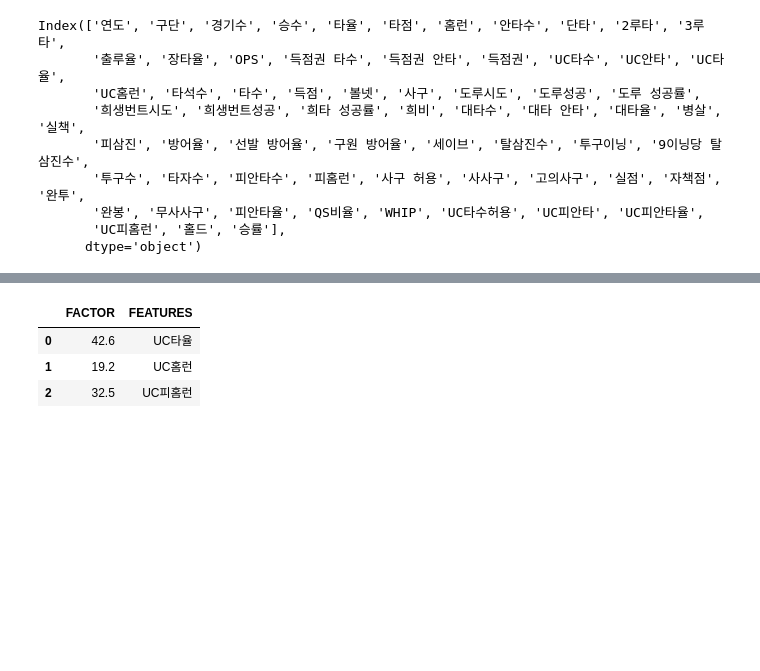
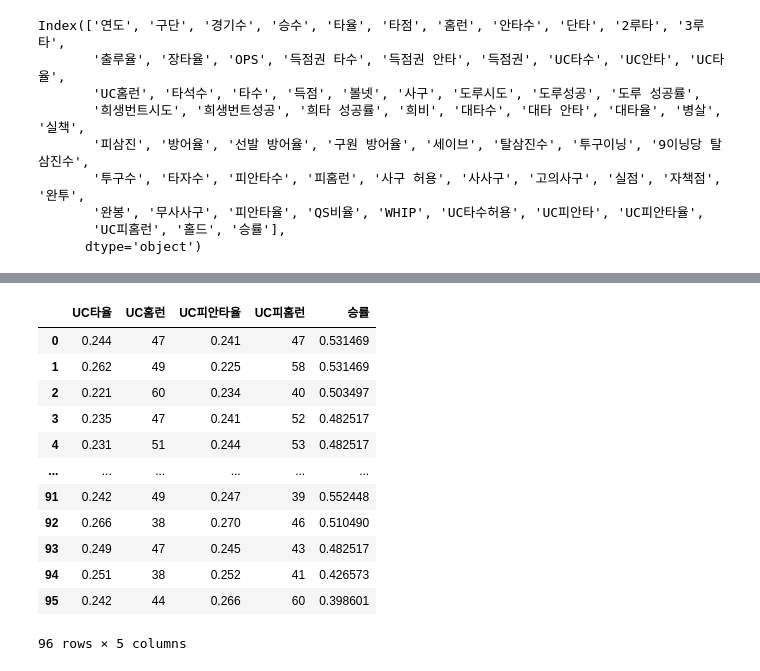
Before and after one commit to won4513/baseball, a Jupyter notebook: npb/npb.ipynb, the cells around one changed output, grey strips where cells are left out. Drawn from its saved outputs; the diff is of its cells as text; code cells hidden in the pictures; blank space fills up the shorter version.

```diff
--- a/npb/npb.ipynb
+++ b/npb/npb.ipynb
@@ -83,11 +68,11 @@ Index(['연도', '구단', '경기수', '승수', '방어율', '선발 방어율
        'UC피안타', 'UC타율', 'UC피홈런', '홀드'],
       dtype='object')
 # %%
-npb_p2 = npb_p.drop([ '구단', '경기수', '승수'], axis = 1)
+npb_p2 = npb_p.drop(['경기수', '승수'], axis = 1)
 npb_b2 = npb_b.drop(['경기수.1'], axis = 1)
 npb_p2.rename(columns = {'사구' : '사구 허용', 'UC타수' : 'UC타수허용', 'UC타율' : 'UC피안타율'}, inplace = True)
 npb_b2.rename(columns = {'UC비율' : 'UC타율'}, inplace = True)
 # %%
-npb = pd.merge(npb_b2, npb_p2, how = 'inner', on = '연도')
+npb = pd.merge(npb_b2, npb_p2, how = 'inner', on = ['연도', '구단'])
 # %%
 npb['승률'] = npb['승수'] / npb['경기수']
@@ -409,2 +121,2 @@ vif.round(1)
 # %%
-npb_uc = npb[['UC타율','UC홈런','UC피홈런','승률']]
+npb_uc = npb[['UC타율', 'UC홈런', 'UC피안타율', 'UC피홈런', '승률']]
@@ -448,12 +123,16 @@ strong multicollinearity or other numerical problems.
-# %%
-from statsmodels.stats.outliers_influence import variance_inflation_factor
-
-vif = pd.DataFrame()
-vif["FACTOR"] = [variance_inflation_factor(x.values, i) for i in range(x.shape[1])]
-vif["FEATURES"] = x.columns
-vif.round(1)
-# %% [output]
-|  | FACTOR | FEATURES |
-| 0 | 42.6 | UC타율 |
-| 1 | 19.2 | UC홈런 |
-| 2 | 32.5 | UC피홈런 |
+# %%
+npb_uc
+# %% [output]
+|  | UC타율 | UC홈런 | UC피안타율 | UC피홈런 | 승률 |
+| 0 | 0.244 | 47 | 0.241 | 47 | 0.531469 |
+| 1 | 0.262 | 49 | 0.225 | 58 | 0.531469 |
+| 2 | 0.221 | 60 | 0.234 | 40 | 0.503497 |
+| 3 | 0.235 | 47 | 0.241 | 52 | 0.482517 |
+| 4 | 0.231 | 51 | 0.244 | 53 | 0.482517 |
+| ... | ... | ... | ... | ... | ... |
+| 91 | 0.242 | 49 | 0.247 | 39 | 0.552448 |
+| 92 | 0.266 | 38 | 0.270 | 46 | 0.510490 |
+| 93 | 0.249 | 47 | 0.245 | 43 | 0.482517 |
+| 94 | 0.251 | 38 | 0.252 | 41 | 0.426573 |
+| 95 | 0.242 | 44 | 0.266 | 60 | 0.398601 |
+96 rows × 5 columns
```
Also changed, not shown: parts of 29 cells of this notebook.
